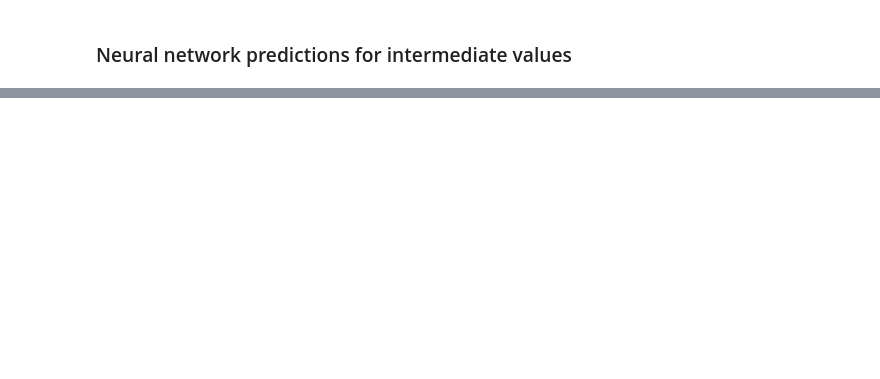
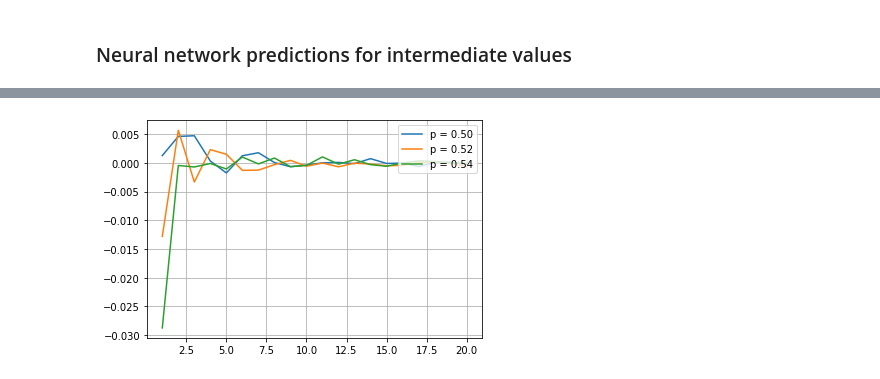
Before and after one commit to dinesh110598/Spin_glass_NN, a Jupyter notebook: main.ipynb, the cells around one changed output, grey strips where cells are left out. Cells and saved outputs as stored; diff of their text form; code cells hidden in the pictures; blank space fills up the shorter version.

```diff
--- a/main.ipynb
+++ b/main.ipynb
@@ -138,0 +246,22 @@ plt.plot (datax, datay)
+# %%
+corr3 = np.zeros ((3,20,24,24), np.float32)
+
+for r1 in range (24):
+    for r2 in range (24):
+        x1 = np.ravel (TriEA3[:,r1,r2,:])
+        for r in range (1,21):
+            x2 = np.ravel (TriEA3[:,r1+r,r2,:])
+            val, _ = pearsonr (x1,x2)
+            corr3 [0,r-1,r1,r2] = (val)
+
+            x2 = np.ravel(TriEA3[:,r1+int(r-(r%2)*(-1**r2))//2,
+                                    r2+r,:])
+            val, _ = pearsonr (x1,x2)
+            corr3 [1,r-1,r1,r2] = (val)
+
+            x2 = np.ravel(TriEA3[:,r1-int(r+(r%2)*(-1**r2))//2,
+                                    r2+r,:])
+            val, _ = pearsonr (x1,x2)
+            corr3 [2,r-1,r1,r2] = (val)
+
+corr3 = np.mean (corr3, axis=(0,2,3))
@@ -138,0 +270,10 @@ plt.plot (datax, datay)
+# %%
+_, ax = plt.subplots()
+ax.plot (range(1,21), list(corr1), label='p = 0.50')
+ax.plot (range(1,21), list(corr2), label='p = 0.52')
+ax.plot (range(1,21), list(corr3), label='p = 0.54')
+ax.legend (loc= 'upper right' )
+ax.grid ()
+plt.show ()
+# %% [output]
+[figure, added]
```
Also changed, not shown: parts of 46 cells of this notebook.
